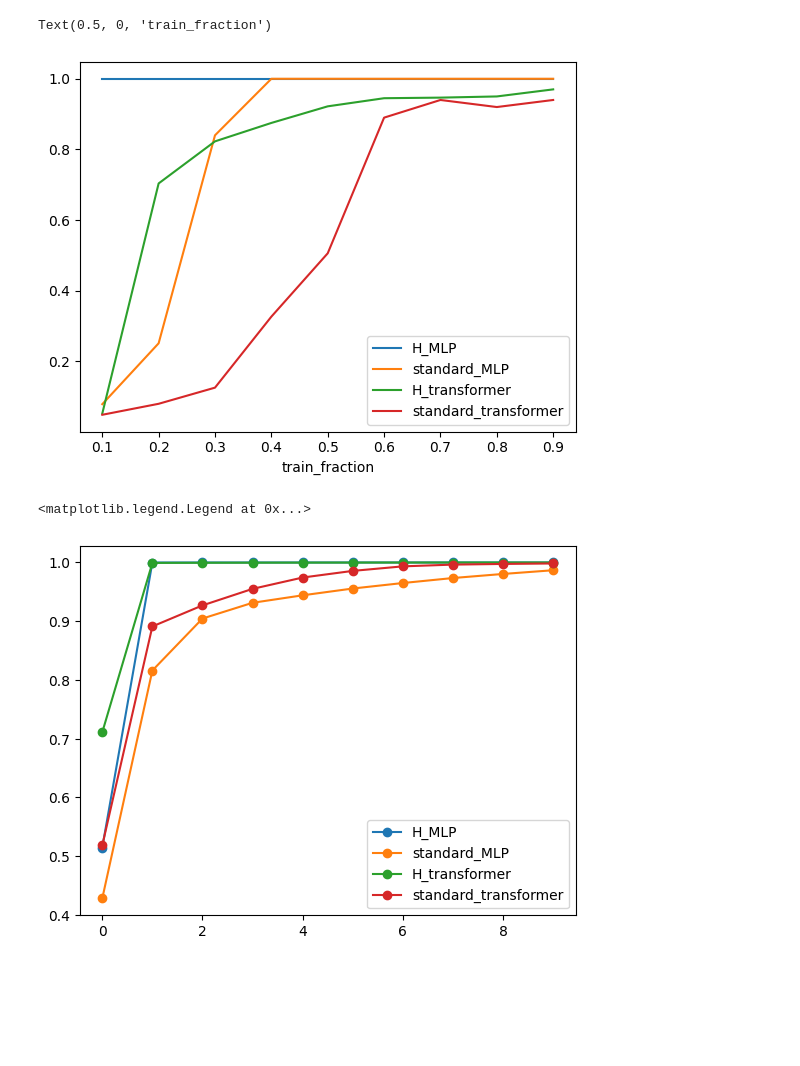
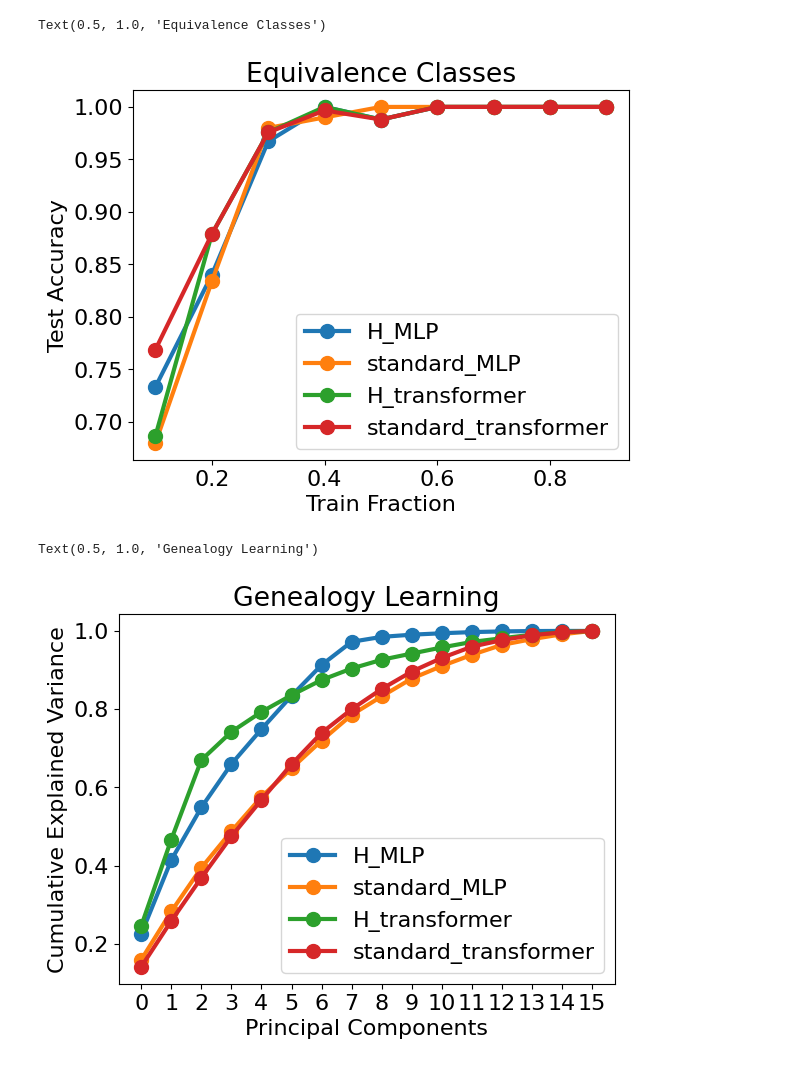
Before and after one commit to maxwellmg/grow-crystals-distance-experiments, a Jupyter notebook: notebooks/plot_runs.ipynb, the cells around one changed output. Drawn from its saved outputs; the diff is of its cells as text; code cells hidden in the pictures; blank space fills up the shorter version.

```diff
--- a/notebooks/plot_runs.ipynb
+++ b/notebooks/plot_runs.ipynb
@@ -1,18 +1,17 @@
 # %%
-data_id = "lattice"
+data_id = "equivalence"
 data_id_choices = ["lattice", "greater", "family_tree", "equivalence", "circle"]
 model_id_choices = ["H_MLP", "standard_MLP", "H_transformer", "standard_transformer"]
 
 import json
 import matplotlib.pyplot as plt
 
-seed = 77
+seed = 66
 #data_id = "lattice"
-model_id = "H_transformer"
 data_size = 1000
 train_ratio = 0.8
 
-data_size_list = [400, 500, 600, 700, 800, 900, 1000, 1100, 1200]
+data_size_list = [100, 200, 300, 400, 500, 600, 700, 800, 900, 1000]
 
 for model_id in model_id_choices:
     metric_list = []
@@ -20,11 +19,13 @@ for model_id in model_id_choices:
         fname = f'../results/{seed}_{data_id}_{model_id}_{data_size}_{train_ratio}.json'
         with open(fname, 'r') as file:
             data = json.load(file)
-#            metric_list.append(data['metric'])
+            metric_list.append(data['metric'])
+            if data_size == 1000:
+                print(model_id, data['variances'][0] + data['variances'][1])
         fname = f'../results/{seed}_{data_id}_{model_id}_{data_size}_{train_ratio}_train_results.json'
         with open(fname, 'r') as file:
             data = json.load(file)
-            metric_list.append(data['test_accuracies'][-1])
+#            metric_list.append(data['test_accuracies'][-1])
     plt.plot(data_size_list, metric_list, '-o', label=model_id)
 
 plt.legend()
@@ -34,5 +39,6 @@ plt.legend()
 # %%
 import numpy as np
+plt.rcParams.update({'font.size': 16})
 train_ratio_list = np.arange(1, 10) / 10
 data_size = 1000
 
@@ -47,27 +53,50 @@ for model_id in model_id_choices:
         with open(fname, 'r') as file:
             data = json.load(file)
             metric_list.append(data['test_accuracies'][-1])
-    plt.plot(train_ratio_list, metric_list, label=model_id)
+    plt.plot(train_ratio_list, metric_list, '-o', label=model_id,linewidth=3,markersize=10)
 
 plt.legend()
-plt.xlabel('train_fraction')
+plt.xlabel('Train Fraction')
+plt.ylabel('Test Accuracy')
+
+data_id_to_title = {
+    "lattice": "In-context Learning",
+    "greater": "Greater",
+    "family_tree": "Genealogy Learning",
+    "equivalence": "Equivalence Classes",
+    "circle": "Modular Addition",
+}
+plt.title(data_id_to_title[data_id])
 # %% [output]
-Text(0.5, 0, 'train_fraction')
+Text(0.5, 1.0, 'Equivalence Classes')
-[figure, old version]
+[figure, new version]
 # %%
+plt.rcParams.update({'font.size': 16})
 train_ratio = 0.8
 data_size = 1000
 for model_id in model_id_choices:
     fname = f'../results/{seed}_{data_id}_{model_id}_{data_size}_{train_ratio}.json'
     with open(fname, 'r') as file:
         data = json.load(file)
         metric_list = data['variances']
-    plt.plot(range(10), np.cumsum(np.array(metric_list))[:10], '-o', label=model_id)
+    plt.plot(range(16), np.cumsum(np.array(metric_list))[:16], '-o', label=model_id,linewidth=3,markersize=10)
 
 plt.legend()
+plt.xticks(range(16))
+plt.xlabel('Principal Components')
+plt.ylabel('Cumulative Explained Variance')
+
+data_id_to_title = {
+    "lattice": "In-context Learning",
+    "greater": "Greater",
+    "family_tree": "Genealogy Learning",
+    "equivalence": "Equivalence Classes",
+    "circle": "Modular Addition",
+}
+plt.title(data_id_to_title[data_id])
 # %% [output]
-<matplotlib.legend.Legend at 0x...>
+Text(0.5, 1.0, 'Genealogy Learning')
-[figure, old version]
+[figure, new version]
 # %%
 import torch
 import matplotlib.pyplot as plt
```
Also changed, not shown: parts of 6 cells of this notebook, 3 other files.
